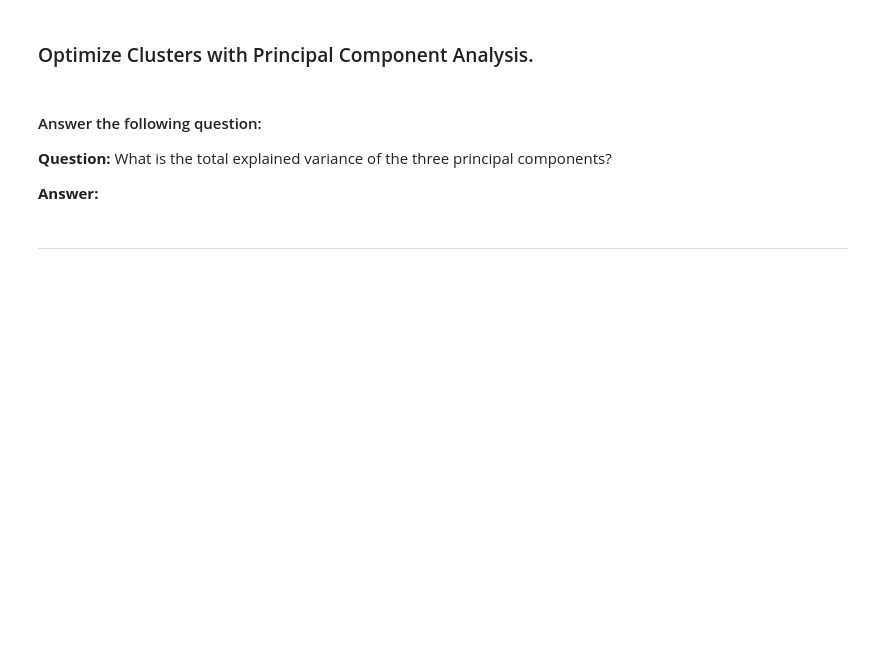
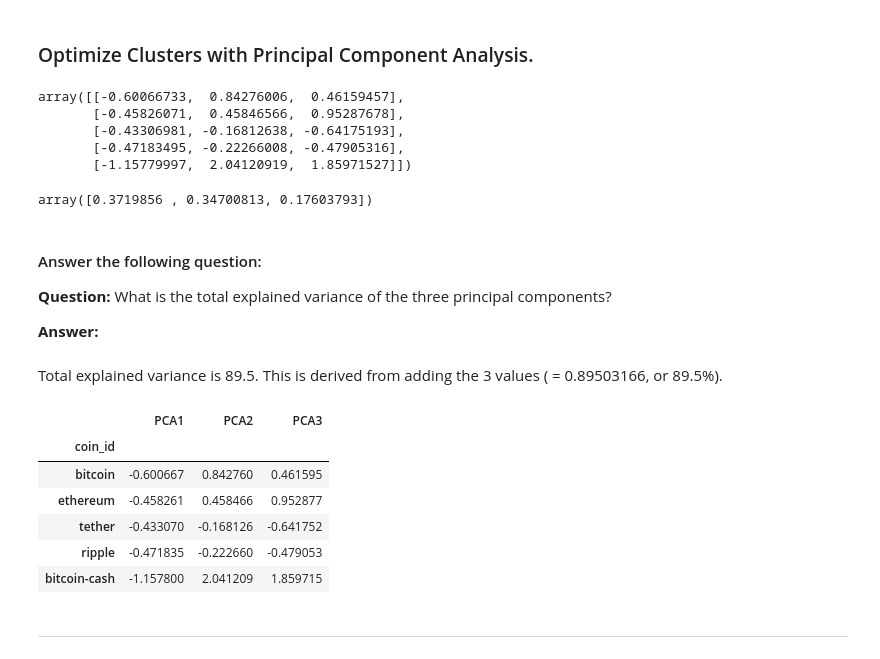
Before and after one commit to colca6/CryptoClustering, a Jupyter notebook: Crypto_Clustering.ipynb, the cells around one changed output. Drawn from its saved outputs; the diff is of its cells as text; code cells hidden in the pictures; blank space fills up the shorter version.

```diff
--- a/Crypto_Clustering.ipynb
+++ b/Crypto_Clustering.ipynb
@@ -204,33 +204,63 @@ df_predictions.hvplot.scatter(
 # %% [markdown]
 ### Optimize Clusters with Principal Component Analysis.
 # %%
+#This section covered in class exercise 19.3.2
+
+
 # Create a PCA model instance and set `n_components=3`.
+pca = PCA(n_components=3)
 # %%
 # Use the PCA model with `fit_transform` to reduce to
 # three principal components.
-
+crypto_pca = pca.fit_transform(df_market_data_scaled)
 # View the first five rows of the DataFrame.
+crypto_pca[0:5]
+# %% [output]
+array([[-0.60066733,  0.84276006,  0.46159457],
+       [-0.45826071,  0.45846566,  0.95287678],
+       [-0.43306981, -0.16812638, -0.64175193],
+       [-0.47183495, -0.22266008, -0.47905316],
+       [-1.15779997,  2.04120919,  1.85971527]])
 # %%
 # Retrieve the explained variance to determine how much information
 # can be attributed to each principal component.
+pca.explained_variance_ratio_
+# NOTE that the trailing underscore is correct and part of the syntax
+# %% [output]
+array([0.3719856 , 0.34700813, 0.17603793])
 # %% [markdown]
 #### Answer the following question:
 
 **Question:** What is the total explained variance of the three principal components?
 
 **Answer:**
+# %% [markdown]
+Total explained variance is 89.5.  This is derived from adding the 3 values ( = 0.89503166, or 89.5%).
 # %%
 # Create a new DataFrame with the PCA data.
 
 # Creating a DataFrame with the PCA data
+df_crypto_pca = pd.DataFrame(
+    crypto_pca,
+    columns=["PCA1", "PCA2", "PCA3"]
+)
 
 # Copy the crypto names from the original data
-
+df_crypto_pca['coin_id'] = df_market_data_scaled.index
 
 # Set the coinid column as index
-
+df_crypto_pca = df_crypto_pca.set_index(['coin_id'])
 
 # Display sample data
+df_crypto_pca.head()
+# %% [output]
+|  | PCA1 | PCA2 | PCA3 |
+| coin_id |  |  |  |
+| bitcoin | -0.600667 | 0.842760 | 0.461595 |
+| ethereum | -0.458261 | 0.458466 | 0.952877 |
+| tether | -0.433070 | -0.168126 | -0.641752 |
+| ripple | -0.471835 | -0.222660 | -0.479053 |
+| bitcoin-cash | -1.157800 | 2.041209 | 1.859715 |
 # %% [markdown]
 ---
 # %% [markdown]
```
Also changed, not shown: parts of 5 cells of this notebook.
